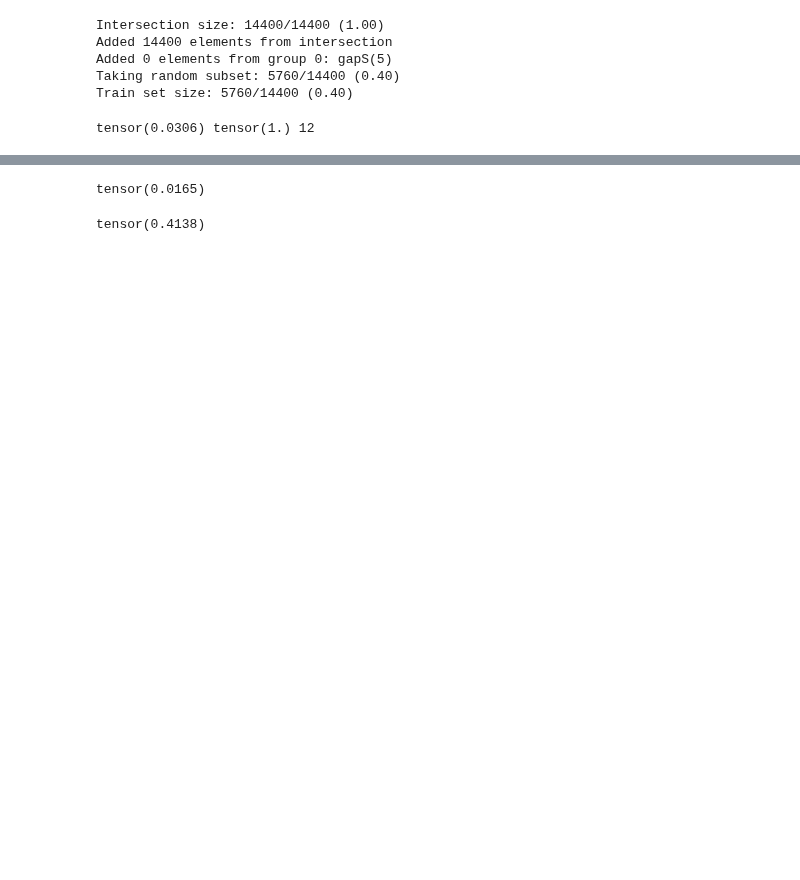
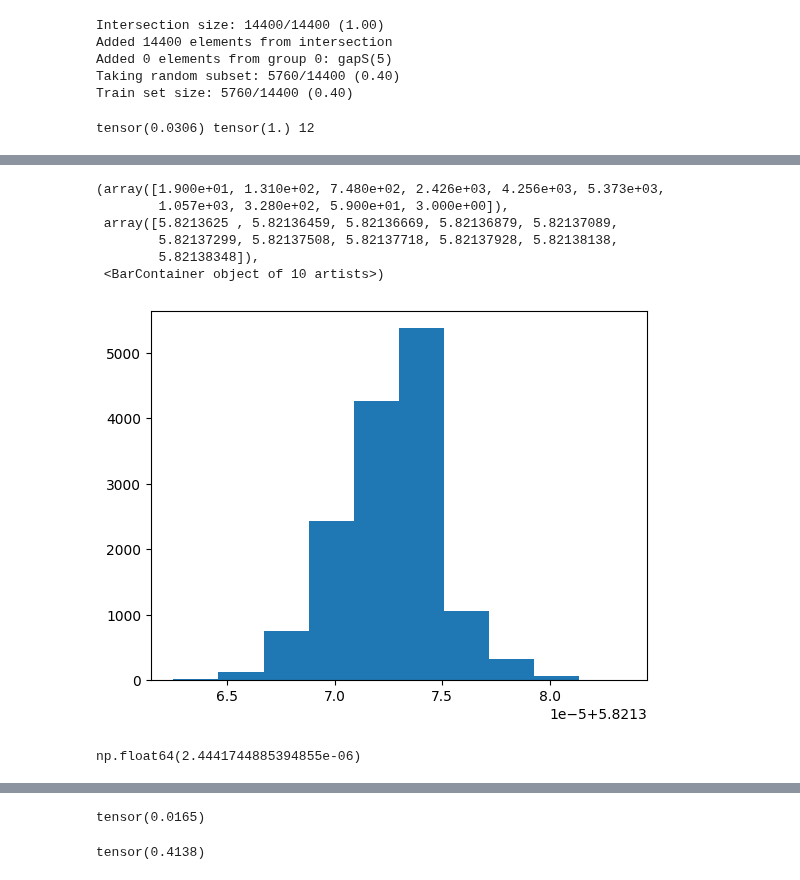
Before and after one commit to LouisYRYJ/Finite-groups, a Jupyter notebook: notebooks/irreps_bounds.ipynb, the cells around one changed output, grey strips where cells are left out. Cells and saved outputs as stored; diff of their text form; code cells hidden in the pictures; blank space fills up the shorter version.

```diff
--- a/notebooks/irreps_bounds.ipynb
+++ b/notebooks/irreps_bounds.ipynb
@@ -157,7 +155,0 @@ ln_ideal, rn_ideal, un_ideal = ideal.get_neurons(True)
-# %%
-embed_diff_mean = 0
-for i in range(len(group)):
-    for j in range(len(group)):
-        embed_diff_mean += (t.maximum(t.zeros_like(ln[i]), ln[i] + rn[j]) - t.maximum(t.zeros_like(ln[i]), ln_ideal[i] + rn_ideal[j])).norm()
-embed_diff_mean /= len(group)**2
-embed_diff_mean * t.linalg.matrix_norm(un_ideal, ord=2)
@@ -166,8 +155,0 @@ tensor(1.0330)
-# %%
-embed_mean = 0
-for i in range(len(group)):
-    for j in range(len(group)):
-        embed_mean += t.maximum(t.zeros_like(ln[i]), ln[i] + rn[j]).norm()
-embed_mean /= len(group)**2
-# ((un - un_ideal) @ embed_mean).norm()
-embed_mean * t.linalg.matrix_norm(un - un_ideal, ord=2)
@@ -176,11 +155,0 @@ tensor(7.2014)
-# %%
-diff_infs = []
-u_norm = norm2inf(un_ideal)
-u_diff_norm = norm2inf(un_ideal - un)
-for i, j in product(range(len(group)), repeat=2):
-    diff_infs.append(
-        u_norm * (t.maximum(t.zeros_like(ln[i]), ln[i] + rn[j]) - t.maximum(t.zeros_like(ln[i]), ln_ideal[i] + rn_ideal[j])).norm().item()
-        + u_diff_norm * t.maximum(t.zeros_like(ln[i]), ln[i] + rn[j]).norm().item()
-    )
-plt.hist(diff_infs)
-plt.show()
@@ -196,0 +192,19 @@ tensor(0.0944)
+# %%
+margins = []
+for i, j in product(range(len(group)), repeat=2):
+    out = ideal(t.tensor([[i, j]])).flatten()
+    top2 = out.topk(k=2).values
+    margins.append((top2[0] - top2[1]).item())
+plt.hist(margins)
+# %% [output]
+(array([1.900e+01, 1.310e+02, 7.480e+02, 2.426e+03, 4.256e+03, 5.373e+03,
+        1.057e+03, 3.280e+02, 5.900e+01, 3.000e+00]),
+ array([5.8213625 , 5.82136459, 5.82136669, 5.82136879, 5.82137089,
+        5.82137299, 5.82137508, 5.82137718, 5.82137928, 5.82138138,
+        5.82138348]),
+ <BarContainer object of 10 artists>)
+[figure, added]
+# %%
+np.std(margins)
+# %% [output]
+np.float64(2.4441744885394855e-06)
```
Also changed, not shown: parts of 41 cells of this notebook, 5 other files.
